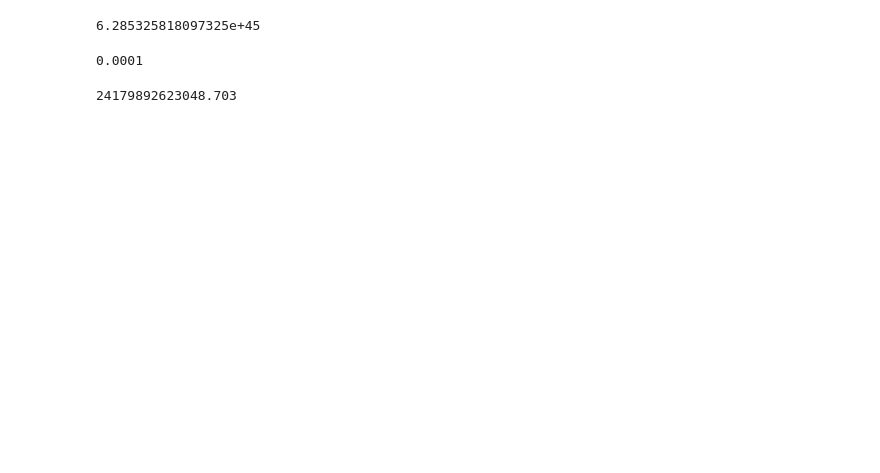
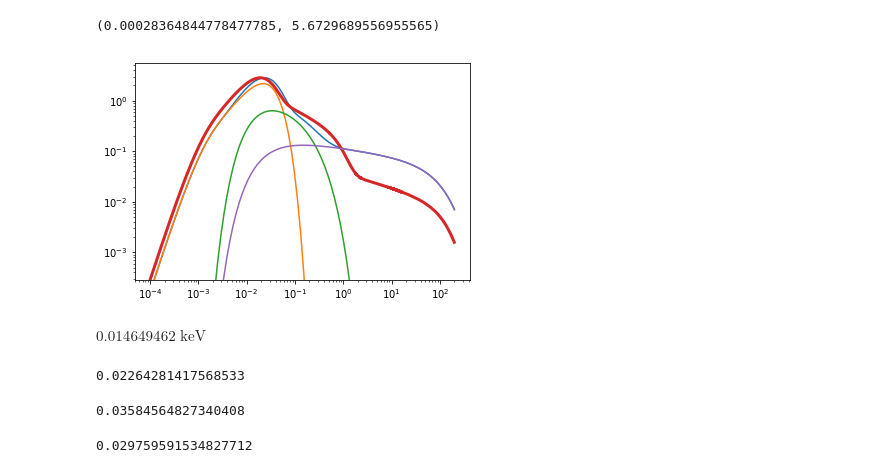
Before and after one commit to arnauqb/qsosed, a Jupyter notebook: tests.ipynb, the cells around one changed output. Drawn from its saved outputs; the diff is of its cells as text; code cells hidden in the pictures; blank space fills up the shorter version.

```diff
--- a/tests.ipynb
+++ b/tests.ipynb
@@ -4,2 +18,2 @@ import numpy as np
 # %%
-sed_test = sed.SED()
+sed_test = sed.SED(M=1e8, mdot = 0.5)
@@ -18,4 +22,36 @@ sed_test.disc_luminosity()
+# %%
+total_sed = sed_test.total_sed_energy
+
+norm_factor = np.max(xspec[:,1]) / np.max(total_sed)
+
+corona_sed = sed_test.corona_sed_energy
+
+disc_sed = sed_test.disc_sed_energy
+
+warm_sed = sed_test.warm_sed_energy
+
+total_sed = total_sed
+
+plt.loglog(sed_test.energy_range, total_sed * norm_factor)
+plt.loglog(sed_test.energy_range, disc_sed * norm_factor)
+plt.loglog(sed_test.energy_range, warm_sed * norm_factor)
+plt.loglog(xspec[:,0], xspec[:,1], linewidth = 3)
+plt.loglog(sed_test.energy_range, corona_sed * norm_factor)
+plt.ylim(np.max(total_sed * norm_factor)/10000, 2*np.max(total_sed * norm_factor))
+#plt.ylim(6e-4, 0.3)
+#plt.xlim(1e-3, 100)
+# %% [output]
+(0.00028364844778477785, 5.6729689556955565)
+[figure, added]
+# %%
+(170000 * const.k_B * u.erg).to(u.keV)
+# %% [output]
+$0.014649462 \; \mathrm{keV}$
+# %%
+sed.convert_units(sed_test.disc_peak_frequency * u.Hz, u.keV)
+# %% [output]
+0.02264281417568533
 # %%
-sed_test.mdot * sed_test.eddington_luminosity()
+sed_test.corona_luminosity / sed_test.eddington_luminosity
 # %% [output]
-6.285325818097325e+45
+0.03584564827340408
@@ -24,8 +57,0 @@ from astropy import units as u
-# %%
-sed_test.energy_min
-# %% [output]
-0.0001
-# %%
-sed_test.freq_min
-# %% [output]
-24179892623048.703
@@ -31,0 +60,4 @@ sed_test.freq_min
+# %%
+asd / sed_test.eddington_luminosity
+# %% [output]
+0.029759591534827712
```
Also changed, not shown: parts of 11 cells of this notebook, 1 other file.
